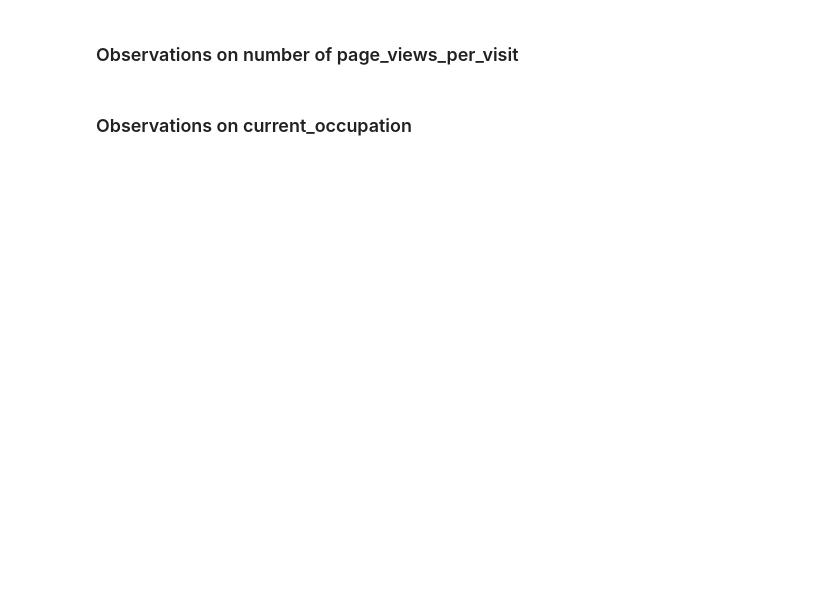
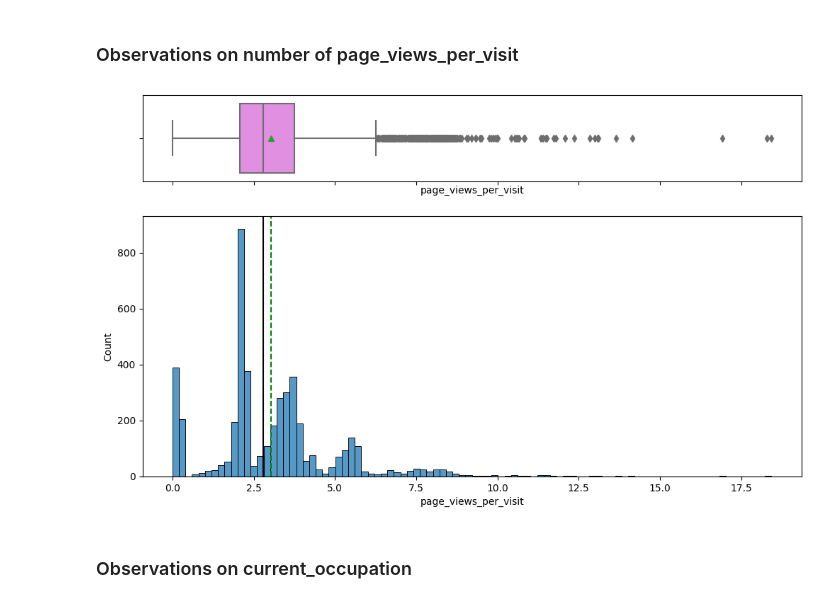
Before and after one commit to Code-Institute-Submissions/advertising_analysis, a Jupyter notebook: jupyter_notebooks/advertising_analysis_project.ipynb, the cells around one changed output. Cells and saved outputs as stored; diff of their text form; code cells hidden in the pictures; blank space fills up the shorter version.

```diff
--- a/jupyter_notebooks/advertising_analysis_project.ipynb
+++ b/jupyter_notebooks/advertising_analysis_project.ipynb
@@ -192,7 +260,9 @@ histogram_boxplot("_________") # Complete the code to plot a histogram_boxplot f
 # %% [markdown]
 ### Observations on number of page_views_per_visit
 # %%
-histogram_boxplot("_________") # Complete the code to plot a histogram_boxplot for page_views_per_visit
+histogram_boxplot(data, "page_views_per_visit")
+# %% [output]
+[figure, added]
 # %%
 # function to create labeled barplots
 
```
Also changed, not shown: parts of 92 cells of this notebook.
